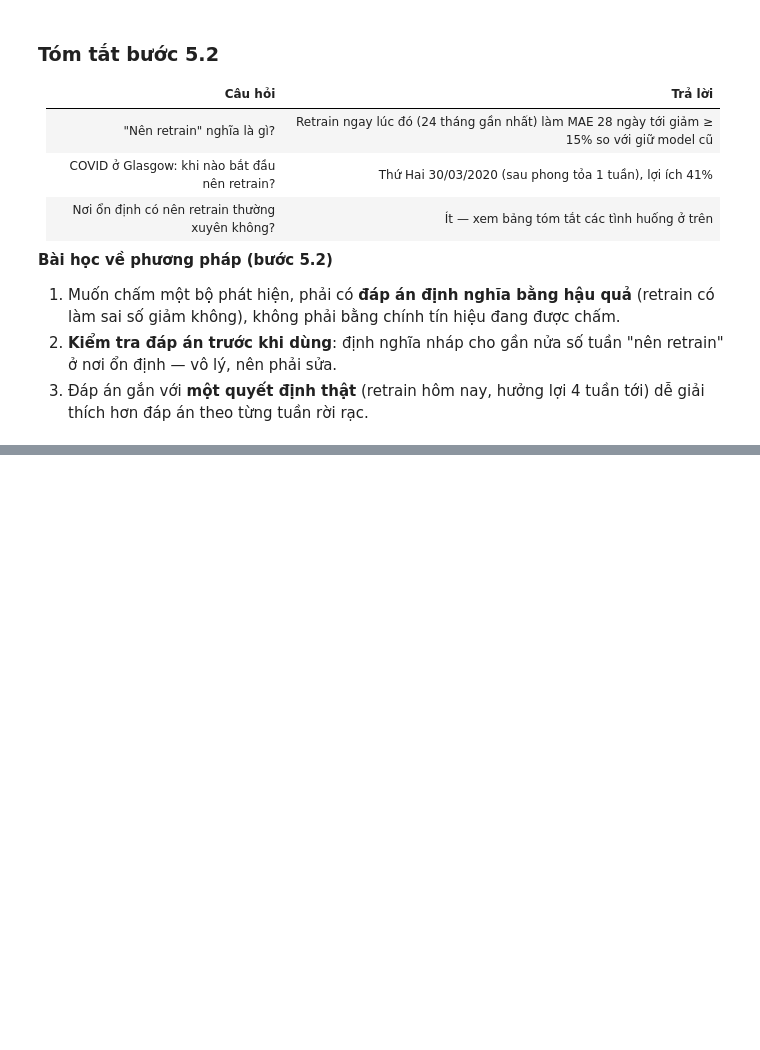
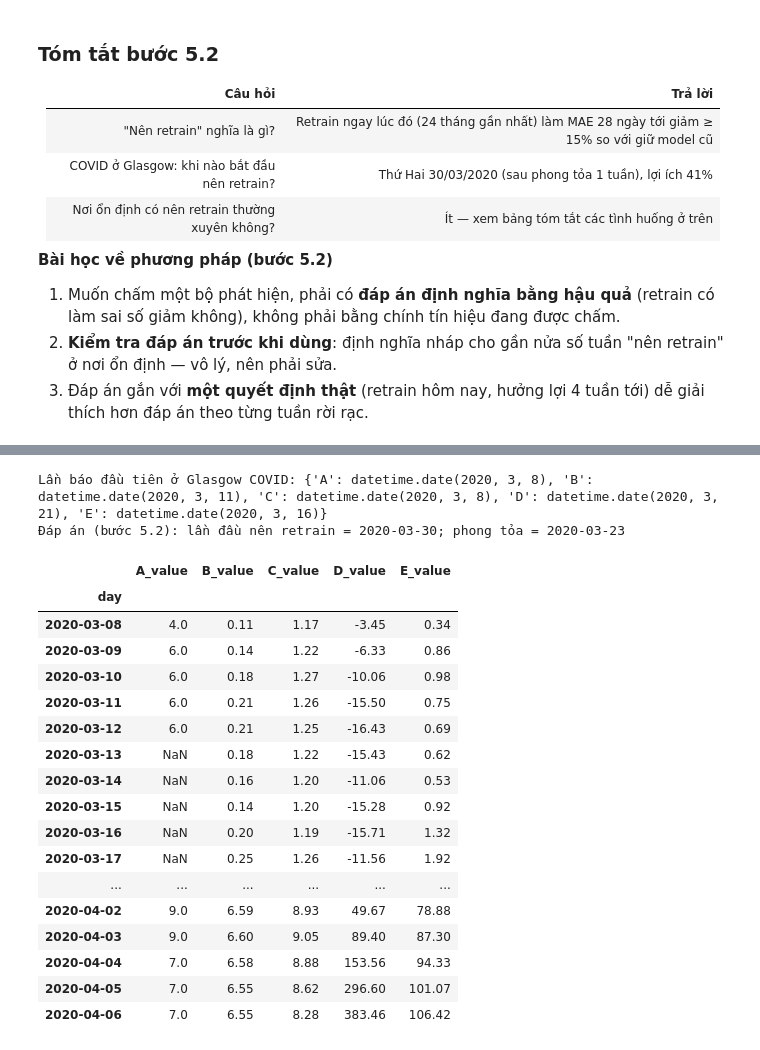
Before and after one commit to Phuctt205dev/adaptive-mlops-traffic-forecast-self-research-NT114.Q21, a Jupyter notebook: experiments/notebooks/E3-drift-retrain.ipynb, the cells around one changed output, grey strips where cells are left out. Cells and saved outputs as stored; diff of their text form; code cells hidden in the pictures; blank space fills up the shorter version.

```diff
--- a/experiments/notebooks/E3-drift-retrain.ipynb
+++ b/experiments/notebooks/E3-drift-retrain.ipynb
@@ -457,0 +544,27 @@ fig.tight_layout(); fig.savefig(FIG / "E3-3-ground-truth-retrain-gain.png", dpi=
+# %%
+t = sigs["Glasgow COVID"]
+first = {s: t[t[f"{s}_alarm"] == 1].index.min().date() for s in "ABCDE"}
+print("Lần báo đầu tiên ở Glasgow COVID:", first)
+print("Đáp án (bước 5.2): lần đầu nên retrain = 2020-03-30; phong tỏa = 2020-03-23")
+t.loc["2020-03-08":"2020-04-06", [f"{s}_value" for s in "ABCDE"]].round(2)
+# %% [output]
+Lần báo đầu tiên ở Glasgow COVID: {'A': datetime.date(2020, 3, 8), 'B': datetime.date(2020, 3, 11), 'C': datetime.date(2020, 3, 8), 'D': datetime.date(2020, 3, 21), 'E': datetime.date(2020, 3, 16)}
+Đáp án (bước 5.2): lần đầu nên retrain = 2020-03-30; phong tỏa = 2020-03-23
+|  | A_value | B_value | C_value | D_value | E_value |
+| day |  |  |  |  |  |
+| 2020-03-08 | 4.0 | 0.11 | 1.17 | -3.45 | 0.34 |
+| 2020-03-09 | 6.0 | 0.14 | 1.22 | -6.33 | 0.86 |
+| 2020-03-10 | 6.0 | 0.18 | 1.27 | -10.06 | 0.98 |
+| 2020-03-11 | 6.0 | 0.21 | 1.26 | -15.50 | 0.75 |
+| 2020-03-12 | 6.0 | 0.21 | 1.25 | -16.43 | 0.69 |
+| 2020-03-13 | NaN | 0.18 | 1.22 | -15.43 | 0.62 |
+| 2020-03-14 | NaN | 0.16 | 1.20 | -11.06 | 0.53 |
+| 2020-03-15 | NaN | 0.14 | 1.20 | -15.28 | 0.92 |
+| 2020-03-16 | NaN | 0.20 | 1.19 | -15.71 | 1.32 |
+| 2020-03-17 | NaN | 0.25 | 1.26 | -11.56 | 1.92 |
+| ... | ... | ... | ... | ... | ... |
+| 2020-04-02 | 9.0 | 6.59 | 8.93 | 49.67 | 78.88 |
+| 2020-04-03 | 9.0 | 6.60 | 9.05 | 89.40 | 87.30 |
+| 2020-04-04 | 7.0 | 6.58 | 8.88 | 153.56 | 94.33 |
+| 2020-04-05 | 7.0 | 6.55 | 8.62 | 296.60 | 101.07 |
+| 2020-04-06 | 7.0 | 6.55 | 8.28 | 383.46 | 106.42 |
```
Also changed, not shown: parts of 8 cells of this notebook, 10 other files.
